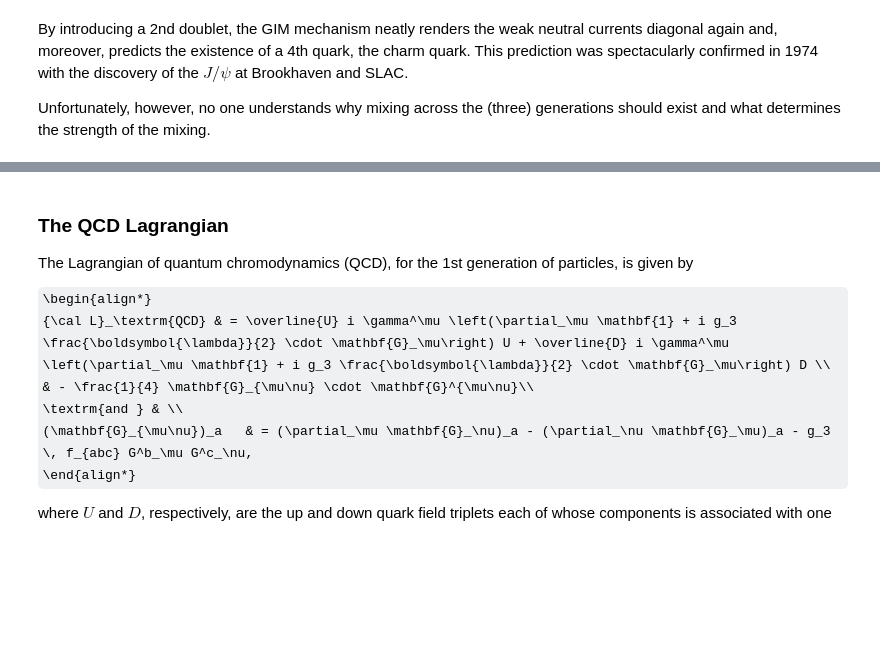
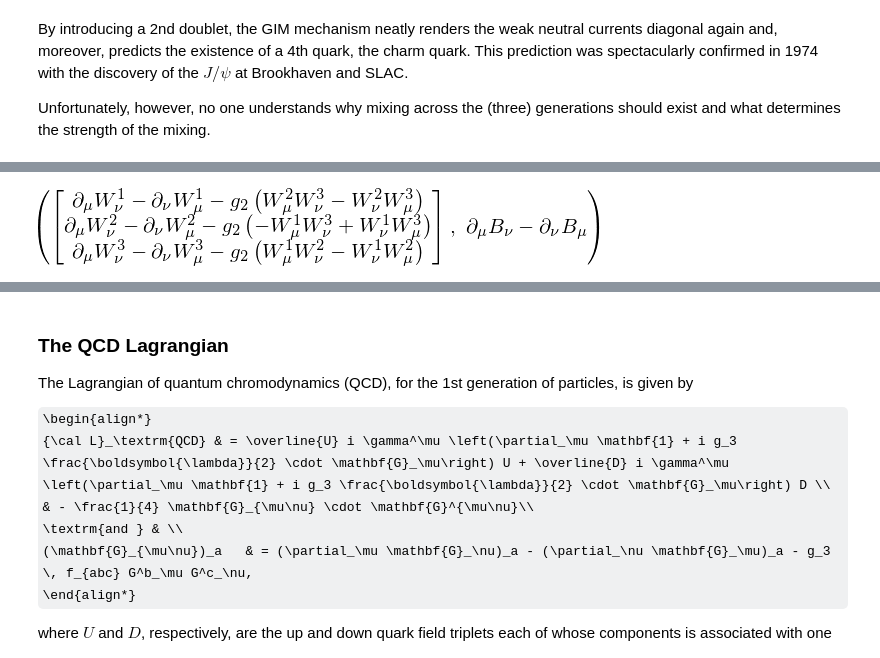
Before and after one commit to hbprosper/GSW, a Jupyter notebook: GlashowSalamWeinberg.ipynb, the cells around one changed output, grey strips where cells are left out. Saved outputs shown, nothing was run; the diff lists cells and outputs as text; code cells hidden in the pictures; some formulas as TeX source; blank space fills up the shorter version.

```diff
--- a/GlashowSalamWeinberg.ipynb
+++ b/GlashowSalamWeinberg.ipynb
@@ -823,0 +854,6 @@ dnuAmu            = sm.Symbol('\partial_\\nu A_\mu')
+# %%
+WW  = dmuVnu - dnuVmu - g2*VmuVnu
+BB  = dmuBnu - dnuBmu
+WW, BB
+# %% [output]
+[figure, added]
```
Also changed, not shown: parts of 11 cells of this notebook, 1 other file.
